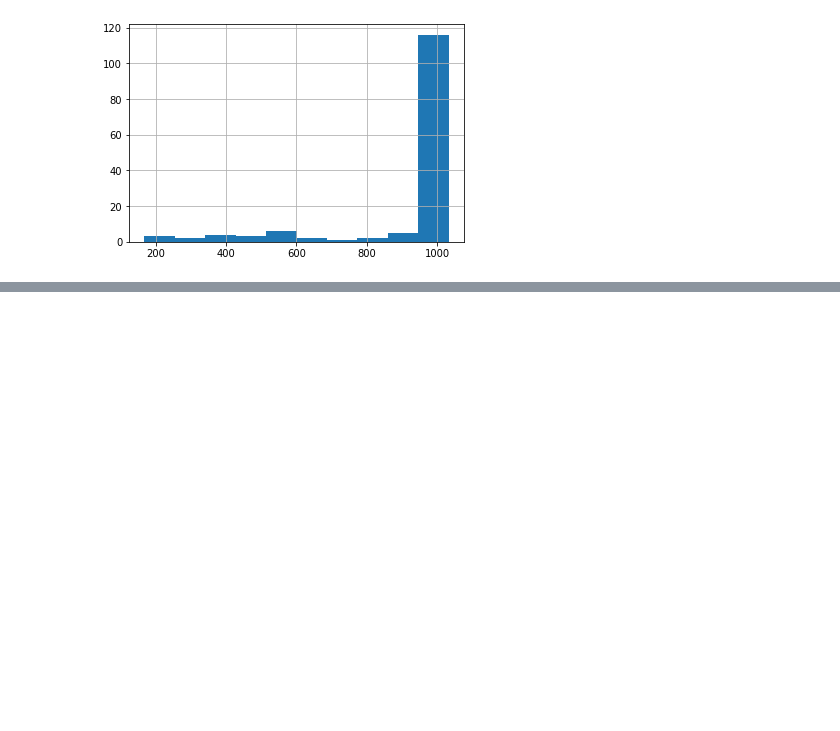
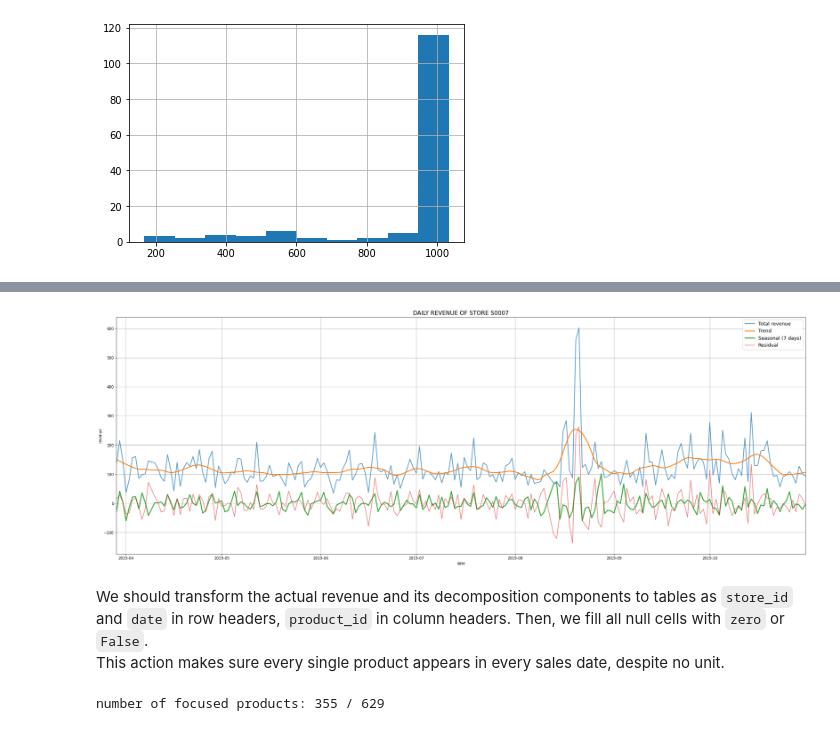
Before and after one commit to dinhgiangltk/analysis-projects, a Jupyter notebook: product_cannibalization/case_product_promotion.ipynb, the cells around one changed output, grey strips where cells are left out. Cells and saved outputs as stored; diff of their text form; code cells hidden in the pictures; blank space fills up the shorter version.

Commit message:
product cannibalization updated v7

```diff
--- a/product_cannibalization/case_product_promotion.ipynb
+++ b/product_cannibalization/case_product_promotion.ipynb
@@ -605,0 +116,54 @@ Warning: When  cdn_resources is 'local' jupyter notebook has issues displaying g
+# %%
+# use store S0007 as a sample for the sales decomposition using LOESS
+df_sales_S0007 = df_sales_daily[(df_sales_daily.index.get_level_values(0)=="S0007")]
+df_sales_S0007_daily = df_sales_S0007.reset_index(level=0)["total_revenue"]
+
+fig, ax = plt.subplots(1,1,figsize=(fig_w*1.5*1.5, fig_h*1.5))
+font_size = 13
+plt.rcParams.update({'font.size': font_size})
+
+x_axis = df_sales_S0007_daily.index
+
+decomposition_results = decompose_signal(df_sales_S0007_daily, period_in_days=period_in_days)
+df_decomposition = pd.DataFrame(decomposition_results)
+
+idx_store = 0
+
+ax.plot(x_axis, df_sales_S0007_daily, label=f'Total revenue', color=def_colours[idx_store], linewidth=1+1, alpha=0.75)
+
+ax.plot(x_axis, df_decomposition['trend'], label=f'Trend', color=def_colours[idx_store+1], linewidth=1.5+1, alpha=0.95)
+
+ax.plot(x_axis, df_decomposition['seasonal'], label=f'Seasonal ({period_in_days} days)', color=def_colours[idx_store+2], linewidth=1.5+1, alpha=0.95)
+
+ax.plot(x_axis, df_decomposition['residual'], label=f'Residual', color=def_colours[idx_store+3], linewidth=0.5+1, alpha=0.65)
+
+
+plt.legend()
+plt.xlabel('date')
+plt.ylabel('revenue')
+plt.title("DAILY REVENUE OF STORE S0007")
+plt.grid(True)
+plt.tight_layout()
+plt.margins(0,0.05)
+# %% [output]
+[figure, added]
+# %% [markdown]
+We should transform the actual revenue and its decomposition components to tables as `store_id` and `date` in row headers, `product_id` in column headers. Then, we fill all null cells with `zero` or `False`.\
+This action makes sure every single product appears in every sales date, despite no unit.
+# %%
+# due to the large dataset, to time-saving for further reruns, if analysis results have been saved, it is reused.
+if os.path.exists(path=ci_analysis_result_path):
+    df_CI_analysis = pd.read_csv(ci_analysis_result_path)
+    df_CI_analysis[["idx_regular_days","idx_promo_days"]] = df_CI_analysis[["idx_regular_days","idx_promo_days"]].applymap(lambda x: eval(x))
+else:
+    df_CI_analysis = pd.DataFrame()
+
+total_product_list = df_sales["product_id"].unique().tolist()
+if analysis_rerun or df_CI_analysis.shape == (0,0):
+    product_list = total_product_list
+else:
+    product_list = pd.concat([df_CI_analysis["product_id_A"], df_CI_analysis["product_id_B"]]).unique().tolist()
+
+print("number of focused products:", len(product_list), '/' , len(total_product_list))
+# %% [output]
+number of focused products: 355 / 629
```
Also changed, not shown: parts of 54 cells of this notebook, 2 other files.
